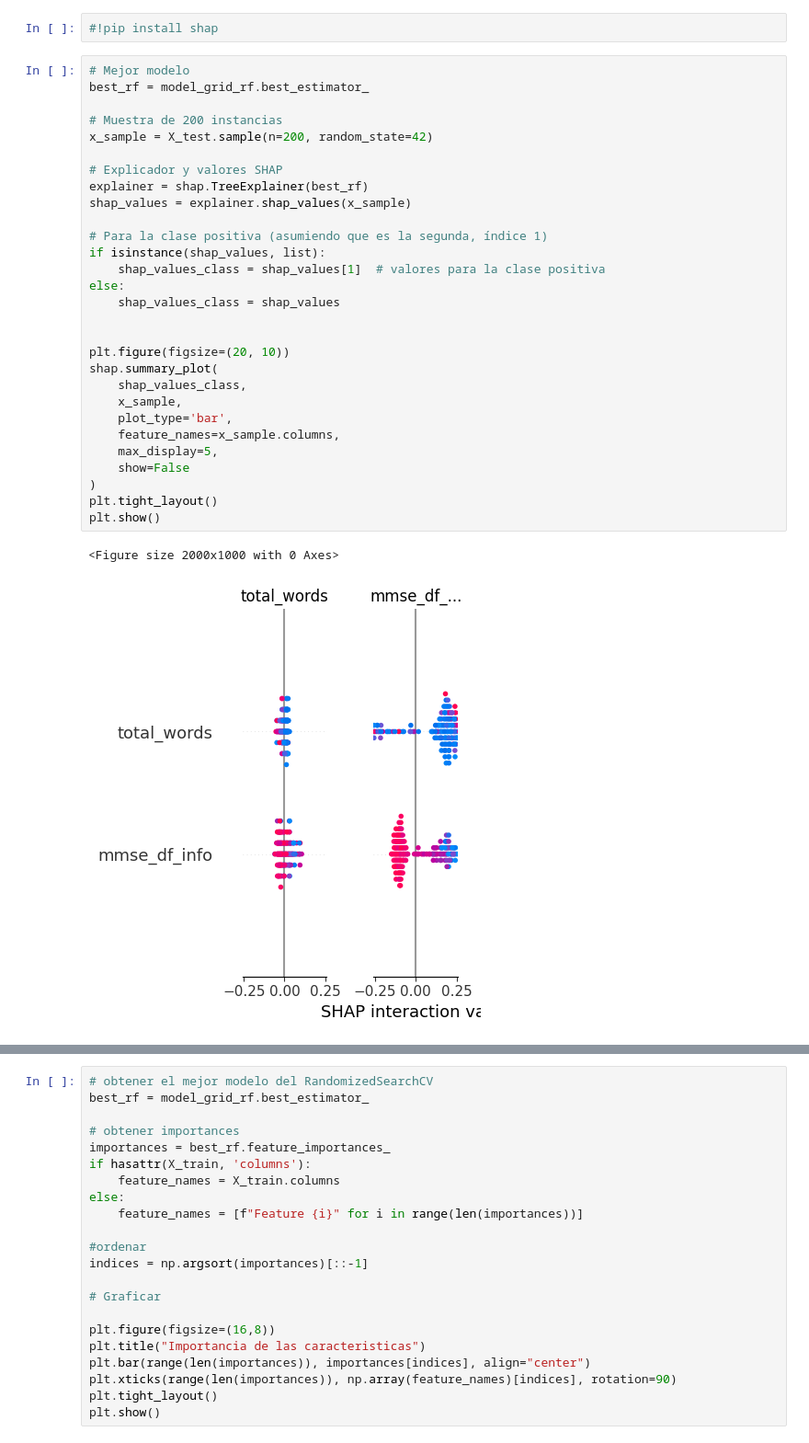
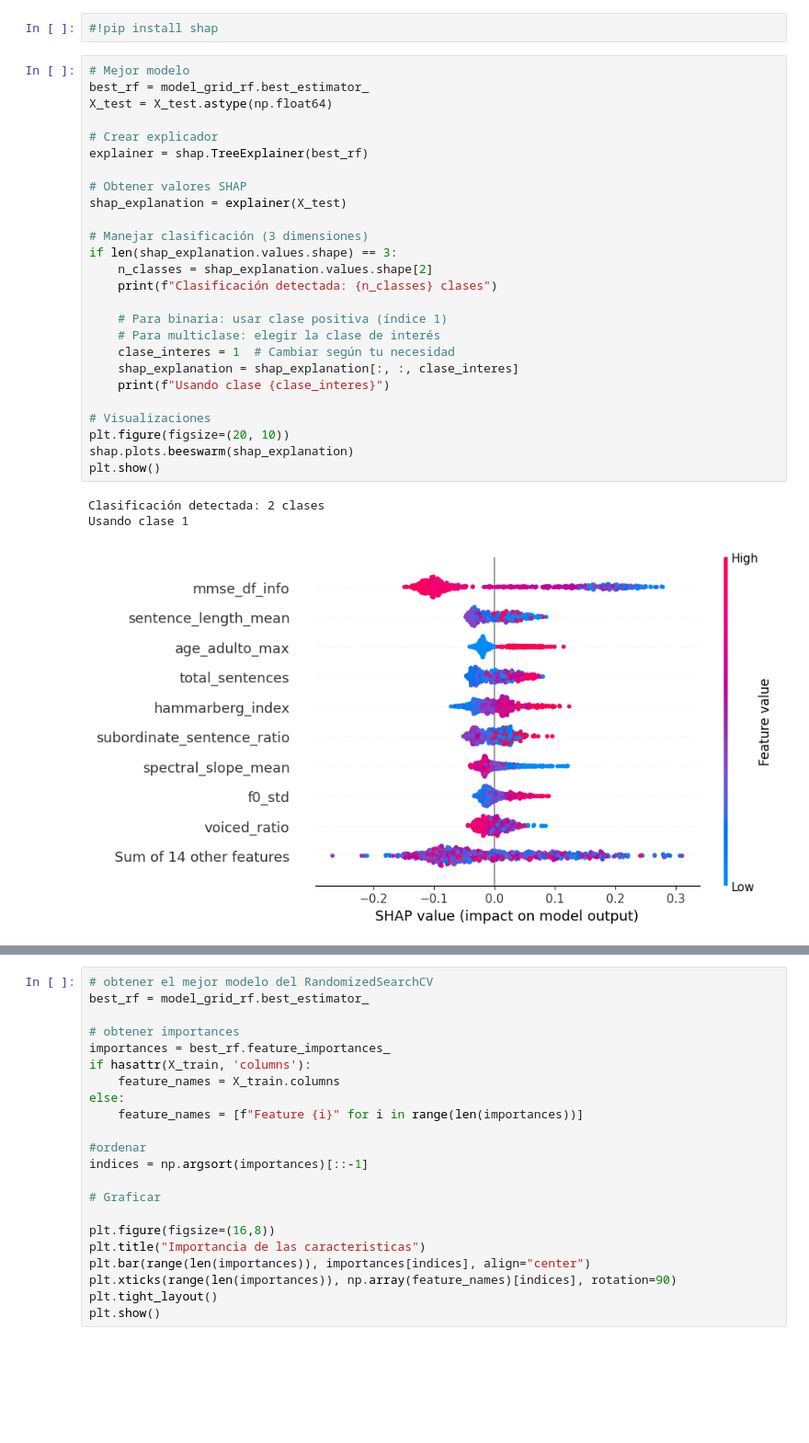
Before and after one commit to Victor-AFT/TFM_Process, a Jupyter notebook: ML_models/Analysis_tfm_spanish.ipynb, the cells around one changed output, grey strips where cells are left out. Shown at 92% size. Drawn from its saved outputs; the diff is of its cells as text; blank space fills up the shorter version.

Commit message:
update shap graphs

```diff
--- a/ML_models/Analysis_tfm_spanish.ipynb
+++ b/ML_models/Analysis_tfm_spanish.ipynb
@@ -947,35 +947,33 @@ Modelo guardado en: /home/estebanm/Escritorio/docs_tfm/proyecto_tfm/results/ramd
 ### Revisiones de resultados
 # %%
 #!pip install shap
-# %%
-# Mejor modelo
-best_rf = model_grid_rf.best_estimator_
-
-# Muestra de 200 instancias
-x_sample = X_test.sample(n=200, random_state=42)
-
-# Explicador y valores SHAP
-explainer = shap.TreeExplainer(best_rf)
-shap_values = explainer.shap_values(x_sample)
-
-# Para la clase positiva (asumiendo que es la segunda, índice 1)
-if isinstance(shap_values, list):
-    shap_values_class = shap_values[1]  # valores para la clase positiva
-else:
-    shap_values_class = shap_values
-
-
-plt.figure(figsize=(20, 10))
-shap.summary_plot(
-    shap_values_class,
-    x_sample,
-    plot_type='bar',
-    feature_names=x_sample.columns,
-    max_display=5,
-    show=False
-)
-plt.tight_layout()
-plt.show()
-# %% [output]
-<Figure size 2000x1000 with 0 Axes>
-[figure, removed]
+# %%
+# Mejor modelo
+best_rf = model_grid_rf.best_estimator_
+X_test = X_test.astype(np.float64)
+
+# Crear explicador
+explainer = shap.TreeExplainer(best_rf)
+
+# Obtener valores SHAP
+shap_explanation = explainer(X_test)
+
+# Manejar clasificación (3 dimensiones)
+if len(shap_explanation.values.shape) == 3:
+    n_classes = shap_explanation.values.shape[2]
+    print(f"Clasificación detectada: {n_classes} clases")
+
+    # Para binaria: usar clase positiva (índice 1)
+    # Para multiclase: elegir la clase de interés
+    clase_interes = 1  # Cambiar según tu necesidad
+    shap_explanation = shap_explanation[:, :, clase_interes]
+    print(f"Usando clase {clase_interes}")
+
+# Visualizaciones
+plt.figure(figsize=(20, 10))
+shap.plots.beeswarm(shap_explanation)
+plt.show()
+# %% [output]
+Clasificación detectada: 2 clases
+Usando clase 1
+[figure, added]
```
Also changed, not shown: parts of 8 cells of this notebook.
